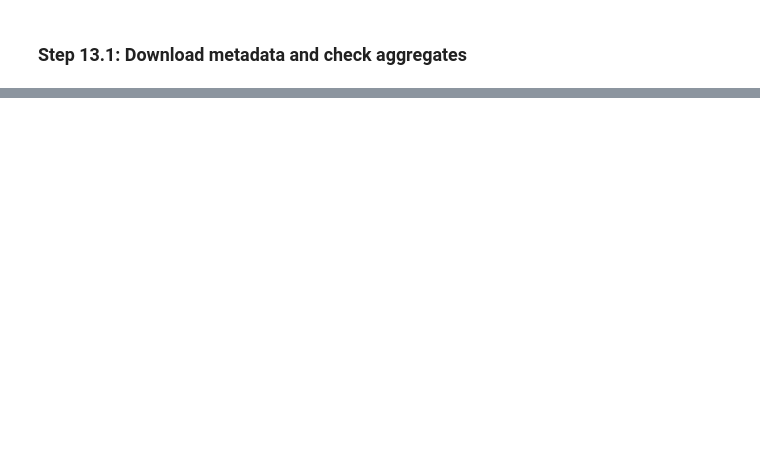
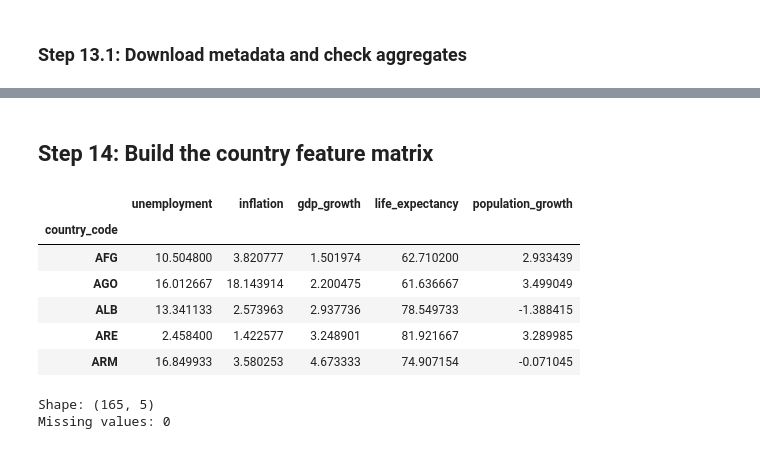
Before and after one commit to tendai-codes/worldbank_unemployment_linear_algebra_project, a Jupyter notebook: notebook_worldbank_linear_algebra.ipynb, the cells around one changed output, grey strips where cells are left out. Drawn from its saved outputs; the diff is of its cells as text; code cells hidden in the pictures; blank space fills up the shorter version.

```diff
--- a/notebook_worldbank_linear_algebra.ipynb
+++ b/notebook_worldbank_linear_algebra.ipynb
@@ -1474,0 +1161,27 @@ print(feature_pca["pca_scores"].head())
+# %% [markdown]
+## Step 14: Build the country feature matrix
+# %%
+feature_matrix = (
+    panel_df_final
+    .groupby("country_code")[feature_cols]
+    .mean()
+    .sort_index()
+)
+
+feature_matrix.head()
+# %% [output]
+|  | unemployment | inflation | gdp_growth | life_expectancy | population_growth |
+| country_code |  |  |  |  |  |
+| AFG | 10.504800 | 3.820777 | 1.501974 | 62.710200 | 2.933439 |
+| AGO | 16.012667 | 18.143914 | 2.200475 | 61.636667 | 3.499049 |
+| ALB | 13.341133 | 2.573963 | 2.937736 | 78.549733 | -1.388415 |
+| ARE | 2.458400 | 1.422577 | 3.248901 | 81.921667 | 3.289985 |
+| ARM | 16.849933 | 3.580253 | 4.673333 | 74.907154 | -0.071045 |
+# %%
+# Structure Check
+
+print("Shape:", feature_matrix.shape)
+print("Missing values:", feature_matrix.isna().sum().sum())
+# %% [output]
+Shape: (165, 5)
+Missing values: 0
```
Also changed, not shown: parts of 71 cells of this notebook, 2 other files.
